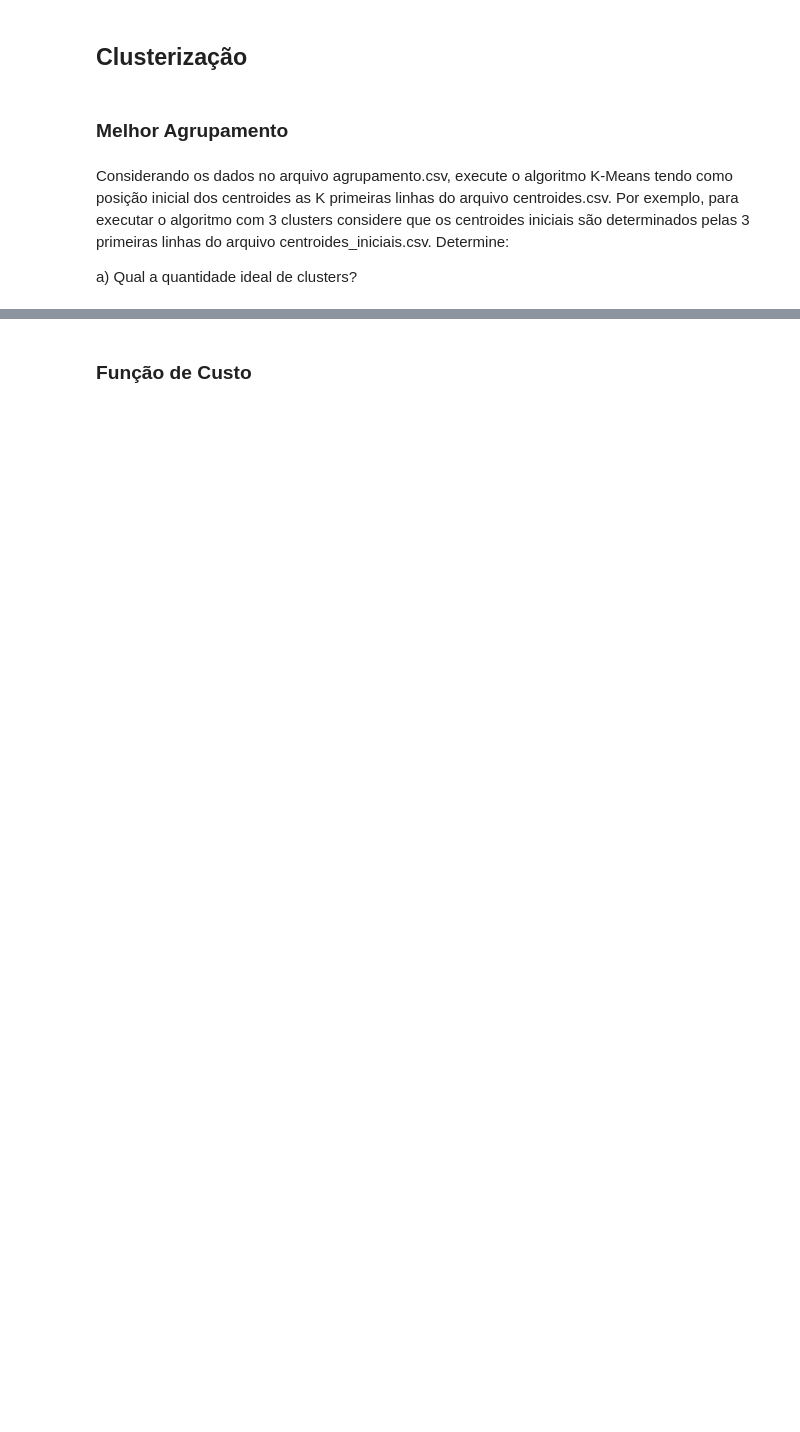
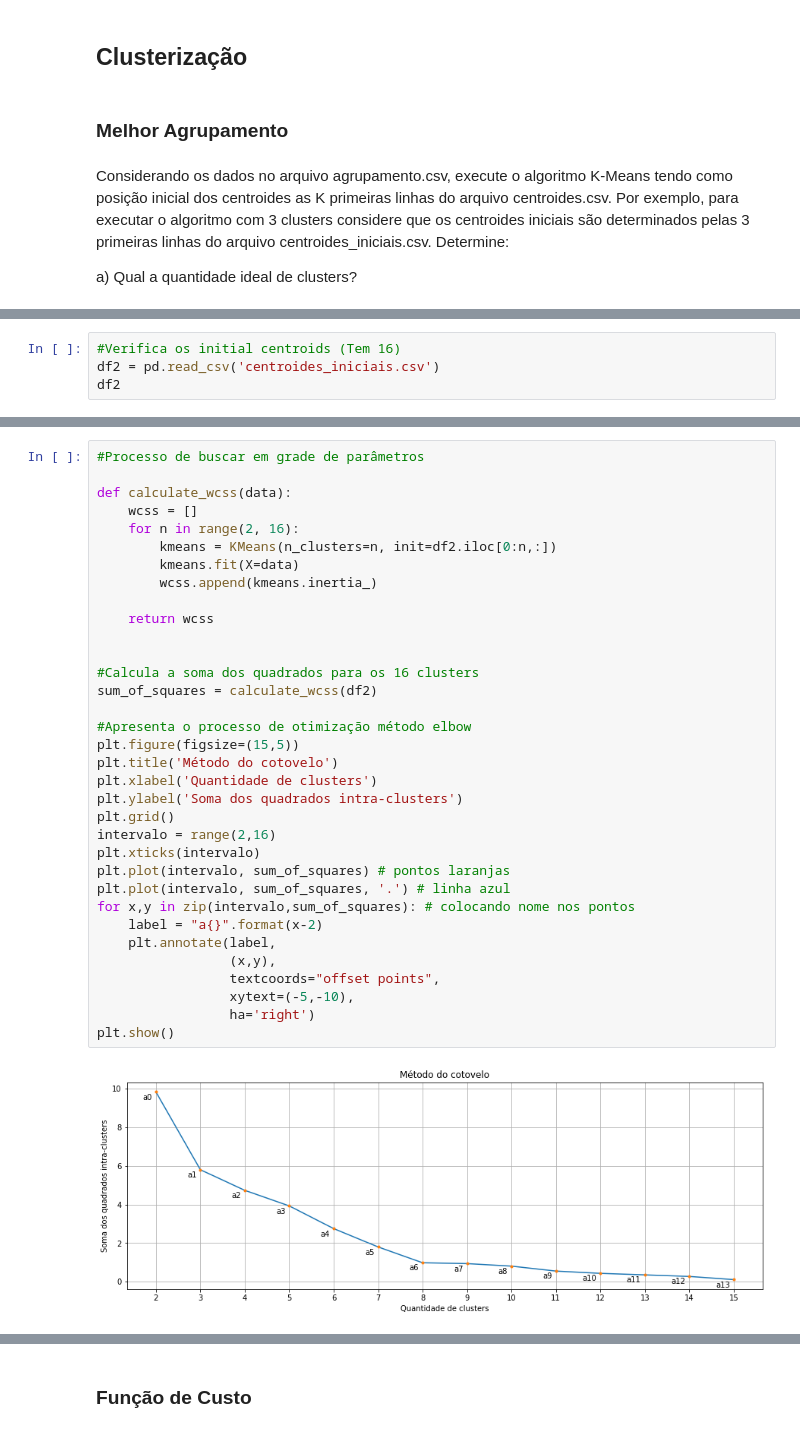
Before and after one commit to wellingtondantas/Data-Science, a Jupyter notebook: Projects/Ubots/Selecao_Cientista de dados_Ubots.ipynb, the cells around one changed output, grey strips where cells are left out. Cells and saved outputs as stored; diff of their text form; blank space fills up the shorter version.

```diff
--- a/Projects/Ubots/Selecao_Cientista de dados_Ubots.ipynb
+++ b/Projects/Ubots/Selecao_Cientista de dados_Ubots.ipynb
@@ -57,0 +75,4 @@ a) Qual a quantidade ideal de clusters?
+# %%
+#Verifica os initial centroids (Tem 16)
+df2 = pd.read_csv('centroides_iniciais.csv')
+df2
@@ -57,0 +97,36 @@ a) Qual a quantidade ideal de clusters?
+# %%
+#Processo de buscar em grade de parâmetros
+
+def calculate_wcss(data):
+    wcss = []
+    for n in range(2, 16):
+        kmeans = KMeans(n_clusters=n, init=df2.iloc[0:n,:])
+        kmeans.fit(X=data)
+        wcss.append(kmeans.inertia_)
+
+    return wcss
+
+
+#Calcula a soma dos quadrados para os 16 clusters
+sum_of_squares = calculate_wcss(df2)
+
+#Apresenta o processo de otimização método elbow
+plt.figure(figsize=(15,5))
+plt.title('Método do cotovelo')
+plt.xlabel('Quantidade de clusters')
+plt.ylabel('Soma dos quadrados intra-clusters')
+plt.grid()
+intervalo = range(2,16)
+plt.xticks(intervalo)
+plt.plot(intervalo, sum_of_squares) # pontos laranjas
+plt.plot(intervalo, sum_of_squares, '.') # linha azul
+for x,y in zip(intervalo,sum_of_squares): # colocando nome nos pontos
+    label = "a{}".format(x-2)
+    plt.annotate(label,
+                 (x,y),
+                 textcoords="offset points",
+                 xytext=(-5,-10),
+                 ha='right')
+plt.show()
+# %% [output]
+[figure, added]
```
Also changed, not shown: parts of 30 cells of this notebook.
